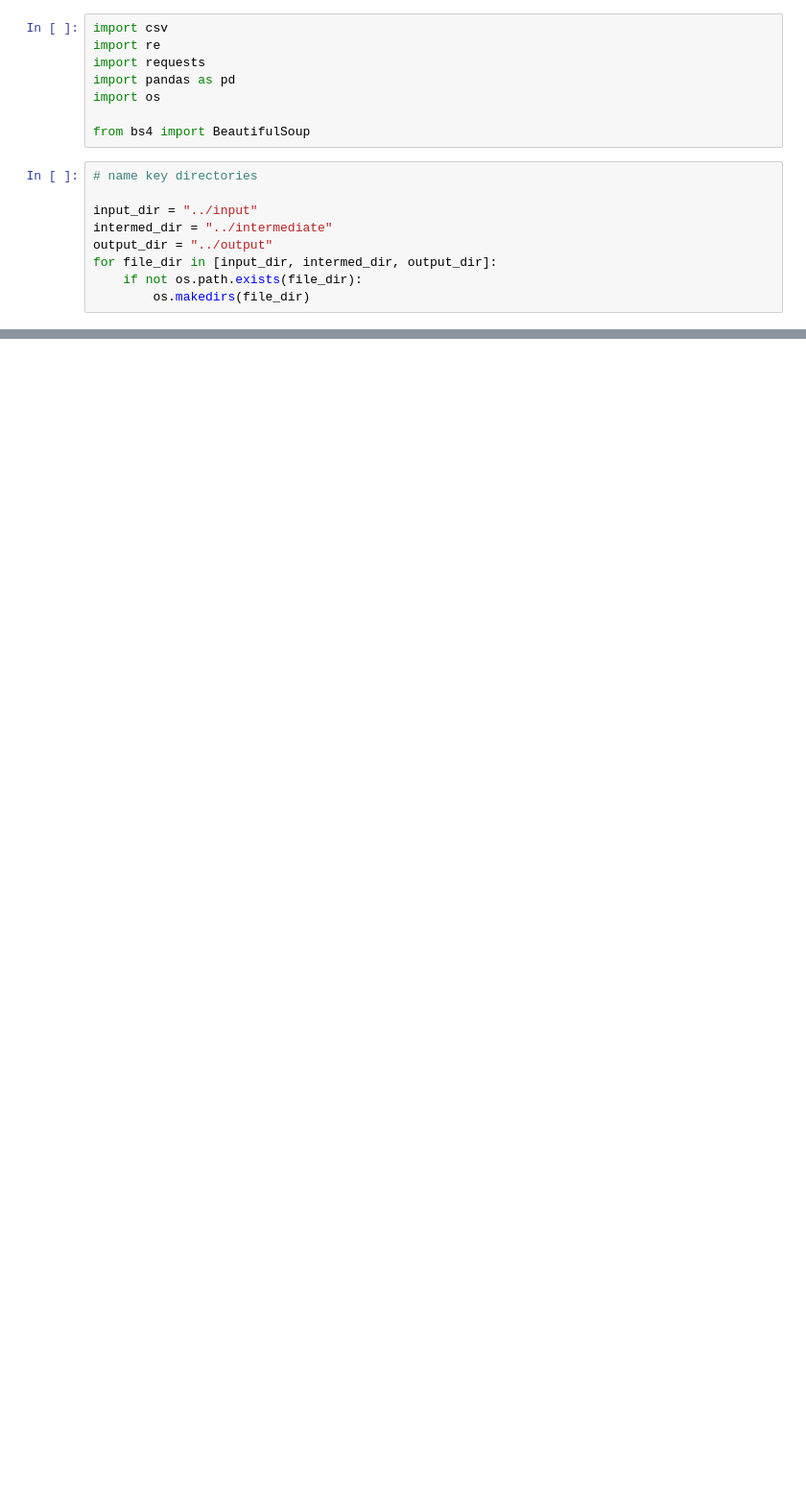
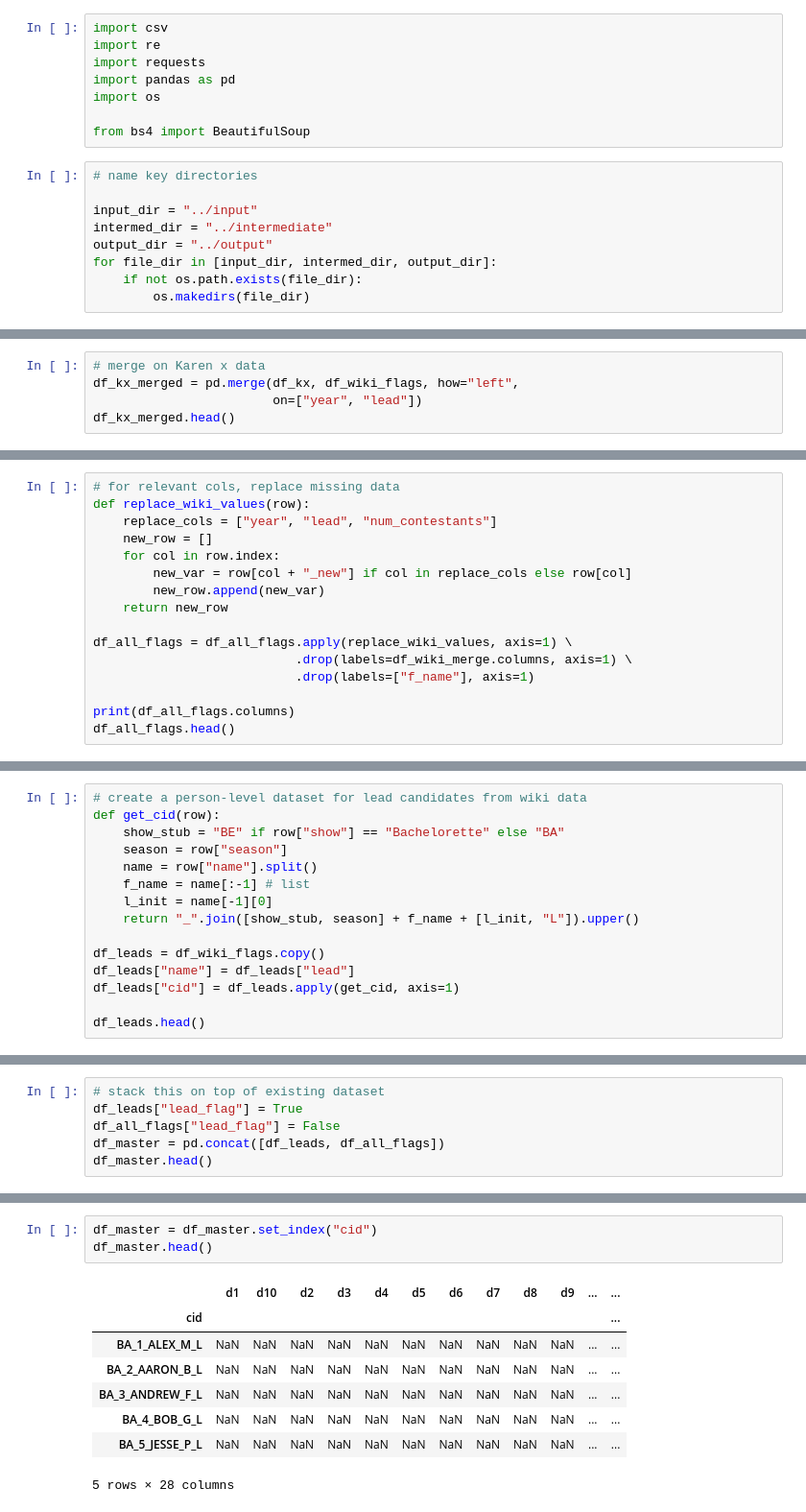
Before and after one commit to angelinahli/bachelorette, a Jupyter notebook: data/scripts/clean_data.ipynb, the cells around one changed output, grey strips where cells are left out. Shown at 96% size. Drawn from its saved outputs; the diff is of its cells as text; blank space fills up the shorter version.

Commit message:
created person level dataset

```diff
--- a/data/scripts/clean_data.ipynb
+++ b/data/scripts/clean_data.ipynb
@@ -308,0 +285,5 @@ pass
+# %%
+# merge on Karen x data
+df_kx_merged = pd.merge(df_kx, df_wiki_flags, how="left",
+                        on=["year", "lead"])
+df_kx_merged.head()
@@ -308,0 +364,16 @@ pass
+# %%
+# for relevant cols, replace missing data
+def replace_wiki_values(row):
+    replace_cols = ["year", "lead", "num_contestants"]
+    new_row = []
+    for col in row.index:
+        new_var = row[col + "_new"] if col in replace_cols else row[col]
+        new_row.append(new_var)
+    return new_row
+
+df_all_flags = df_all_flags.apply(replace_wiki_values, axis=1) \
+                           .drop(labels=df_wiki_merge.columns, axis=1) \
+                           .drop(labels=["f_name"], axis=1)
+
+print(df_all_flags.columns)
+df_all_flags.head()
@@ -308,0 +392,15 @@ pass
+# %%
+# create a person-level dataset for lead candidates from wiki data
+def get_cid(row):
+    show_stub = "BE" if row["show"] == "Bachelorette" else "BA"
+    season = row["season"]
+    name = row["name"].split()
+    f_name = name[:-1] # list
+    l_init = name[-1][0]
+    return "_".join([show_stub, season] + f_name + [l_init, "L"]).upper()
+
+df_leads = df_wiki_flags.copy()
+df_leads["name"] = df_leads["lead"]
+df_leads["cid"] = df_leads.apply(get_cid, axis=1)
+
+df_leads.head()
@@ -308,0 +414,6 @@ pass
+# %%
+# stack this on top of existing dataset
+df_leads["lead_flag"] = True
+df_all_flags["lead_flag"] = False
+df_master = pd.concat([df_leads, df_all_flags])
+df_master.head()
@@ -308,0 +435,12 @@ pass
+# %%
+df_master = df_master.set_index("cid")
+df_master.head()
+# %% [output]
+|  | d1 | d10 | d2 | d3 | d4 | d5 | d6 | d7 | d8 | d9 | ... | ... |
+| cid |  |  |  |  |  |  |  |  |  |  |  | ... |
+| BA_1_ALEX_M_L | NaN | NaN | NaN | NaN | NaN | NaN | NaN | NaN | NaN | NaN | ... | ... |
+| BA_2_AARON_B_L | NaN | NaN | NaN | NaN | NaN | NaN | NaN | NaN | NaN | NaN | ... | ... |
+| BA_3_ANDREW_F_L | NaN | NaN | NaN | NaN | NaN | NaN | NaN | NaN | NaN | NaN | ... | ... |
+| BA_4_BOB_G_L | NaN | NaN | NaN | NaN | NaN | NaN | NaN | NaN | NaN | NaN | ... | ... |
+| BA_5_JESSE_P_L | NaN | NaN | NaN | NaN | NaN | NaN | NaN | NaN | NaN | NaN | ... | ... |
+5 rows × 28 columns
```
Also changed, not shown: parts of 45 cells of this notebook, 2 other files.
